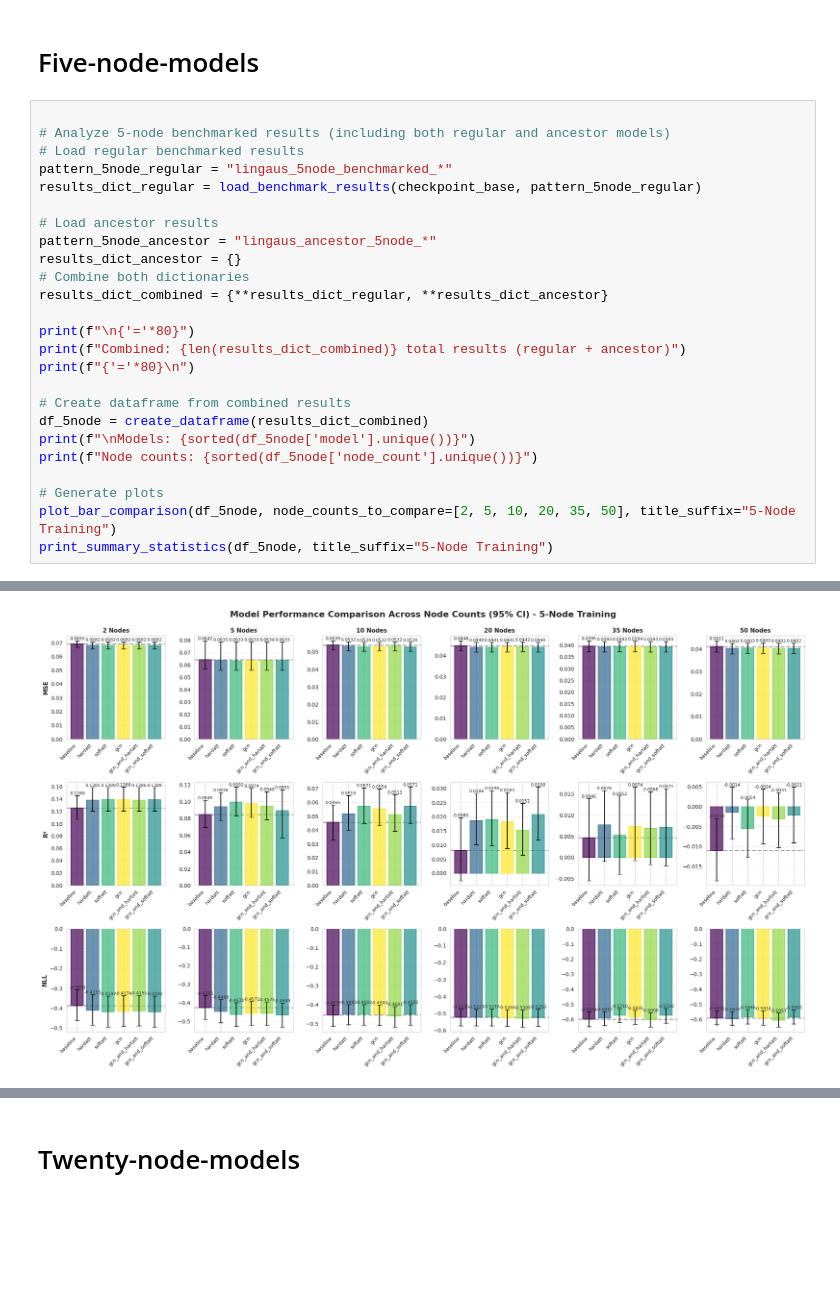
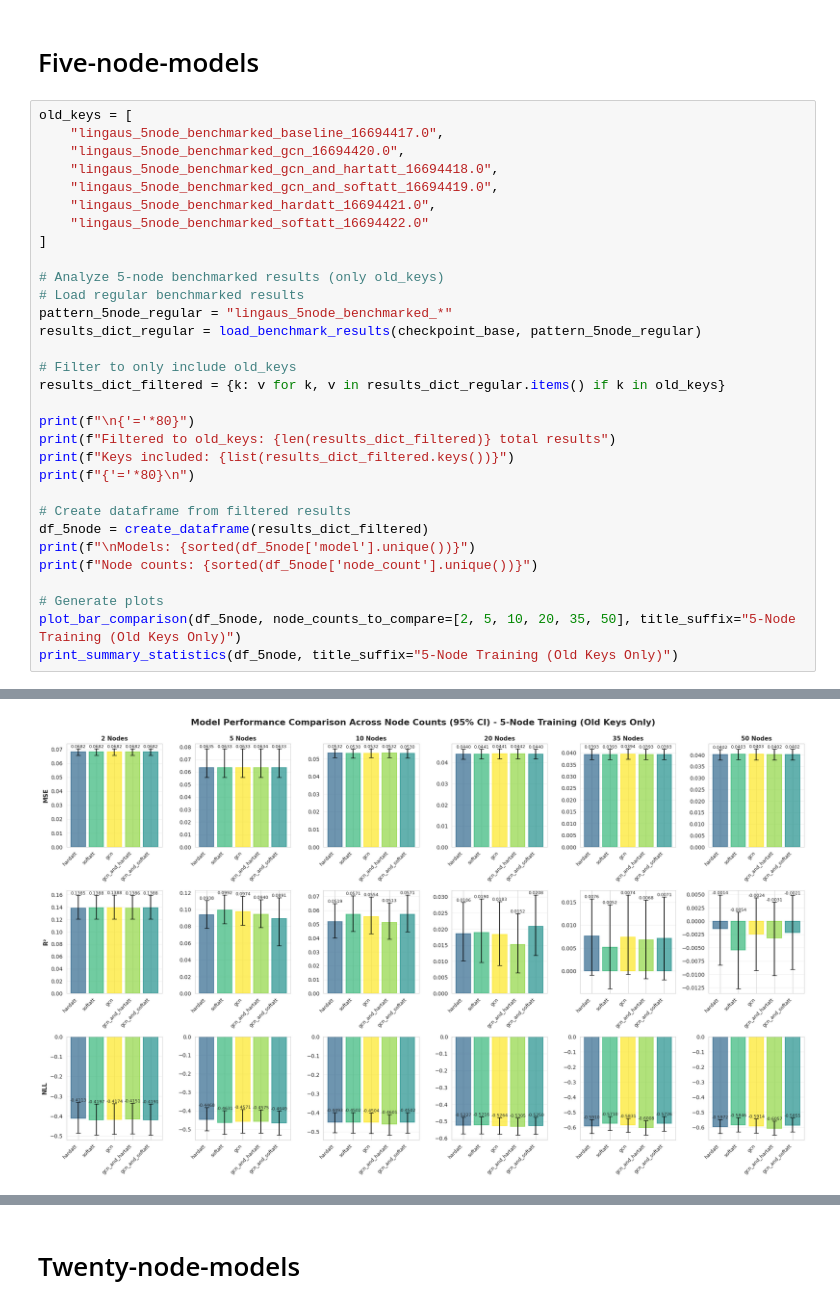
Before and after one commit to elidub/Graphs4CausalFoundationModels, a Jupyter notebook: experiments/GraphConditioning/aggregate_results/lingaus/v1.ipynb, the cells around one changed output, grey strips where cells are left out. Drawn from its saved outputs; the diff is of its cells as text; blank space fills up the shorter version.

```diff
--- a/experiments/GraphConditioning/aggregate_results/lingaus/v1.ipynb
+++ b/experiments/GraphConditioning/aggregate_results/lingaus/v1.ipynb
@@ -364,28 +381,34 @@ Analysis functions defined successfully!
 # %% [markdown]
 # Five-node-models
 # %%
+old_keys = [
+    "lingaus_5node_benchmarked_baseline_16694417.0",
+    "lingaus_5node_benchmarked_gcn_16694420.0",
+    "lingaus_5node_benchmarked_gcn_and_hartatt_16694418.0",
+    "lingaus_5node_benchmarked_gcn_and_softatt_16694419.0",
+    "lingaus_5node_benchmarked_hardatt_16694421.0",
+    "lingaus_5node_benchmarked_softatt_16694422.0"
+]
 
-# Analyze 5-node benchmarked results (including both regular and ancestor models)
+# Analyze 5-node benchmarked results (only old_keys)
 # Load regular benchmarked results
 pattern_5node_regular = "lingaus_5node_benchmarked_*"
 results_dict_regular = load_benchmark_results(checkpoint_base, pattern_5node_regular)
 
-# Load ancestor results
-pattern_5node_ancestor = "lingaus_ancestor_5node_*"
-results_dict_ancestor = {}
-# Combine both dictionaries
-results_dict_combined = {**results_dict_regular, **results_dict_ancestor}
+# Filter to only include old_keys
+results_dict_filtered = {k: v for k, v in results_dict_regular.items() if k in old_keys}
 
 print(f"\n{'='*80}")
-print(f"Combined: {len(results_dict_combined)} total results (regular + ancestor)")
+print(f"Filtered to old_keys: {len(results_dict_filtered)} total results")
+print(f"Keys included: {list(results_dict_filtered.keys())}")
 print(f"{'='*80}\n")
 
-# Create dataframe from combined results
-df_5node = create_dataframe(results_dict_combined)
+# Create dataframe from filtered results
+df_5node = create_dataframe(results_dict_filtered)
 print(f"\nModels: {sorted(df_5node['model'].unique())}")
 print(f"Node counts: {sorted(df_5node['node_count'].unique())}")
 
 # Generate plots
-plot_bar_comparison(df_5node, node_counts_to_compare=[2, 5, 10, 20, 35, 50], title_suffix="5-Node Training")
-print_summary_statistics(df_5node, title_suffix="5-Node Training")
+plot_bar_comparison(df_5node, node_counts_to_compare=[2, 5, 10, 20, 35, 50], title_suffix="5-Node Training (Old Keys Only)")
+print_summary_statistics(df_5node, title_suffix="5-Node Training (Old Keys Only)")
 # %% [output]
@@ -408,3 +431,3 @@ Models: ['baseline', 'gcn', 'gcn_and_hartatt', 'gcn_and_softatt', 'hardatt', 'so
 Node counts: [2, 5, 10, 20, 35, 50]
-[figure, old version]
+[figure, new version]
 ================================================================================
```
Also changed, not shown: parts of 3 cells of this notebook, 1 other file.
